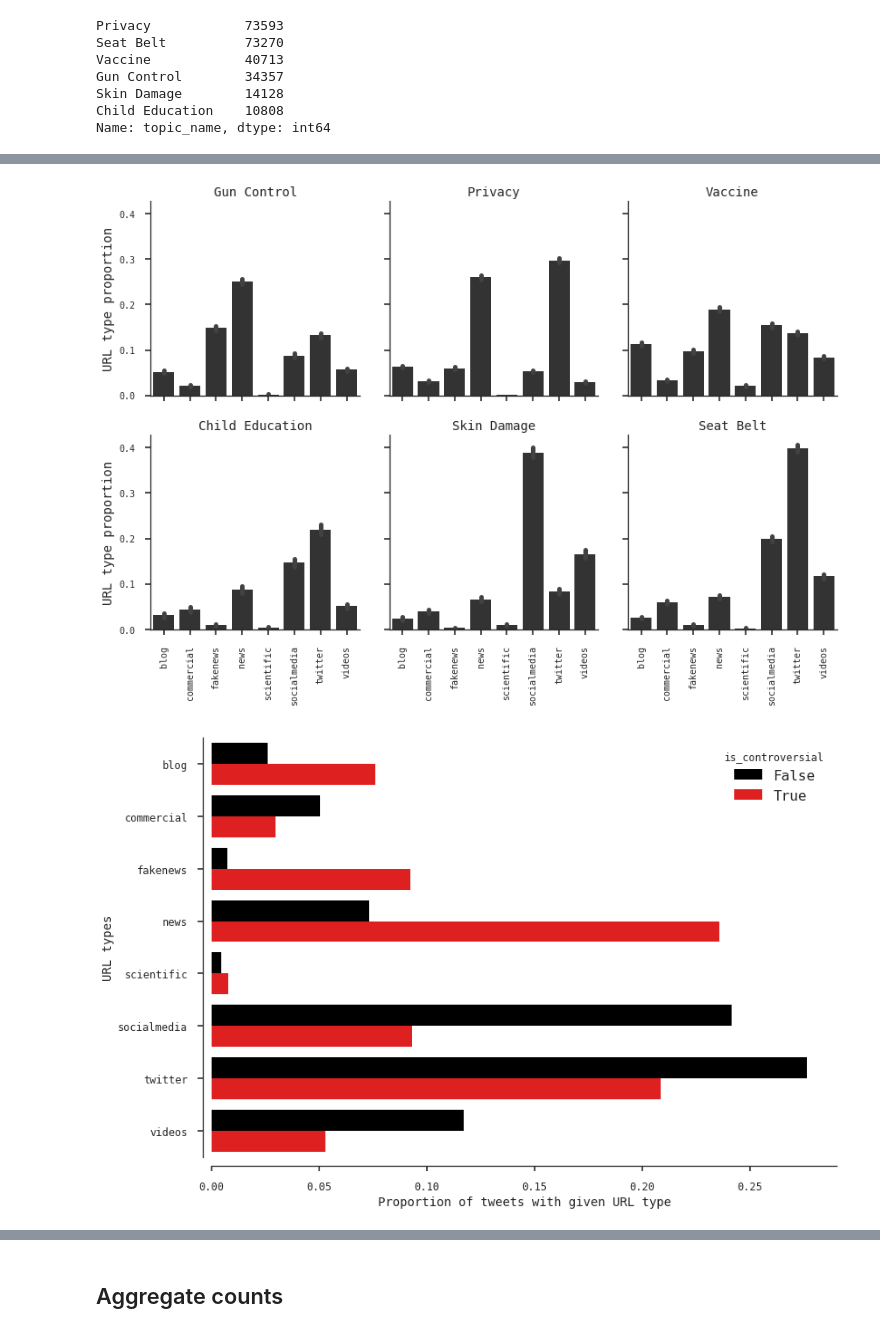
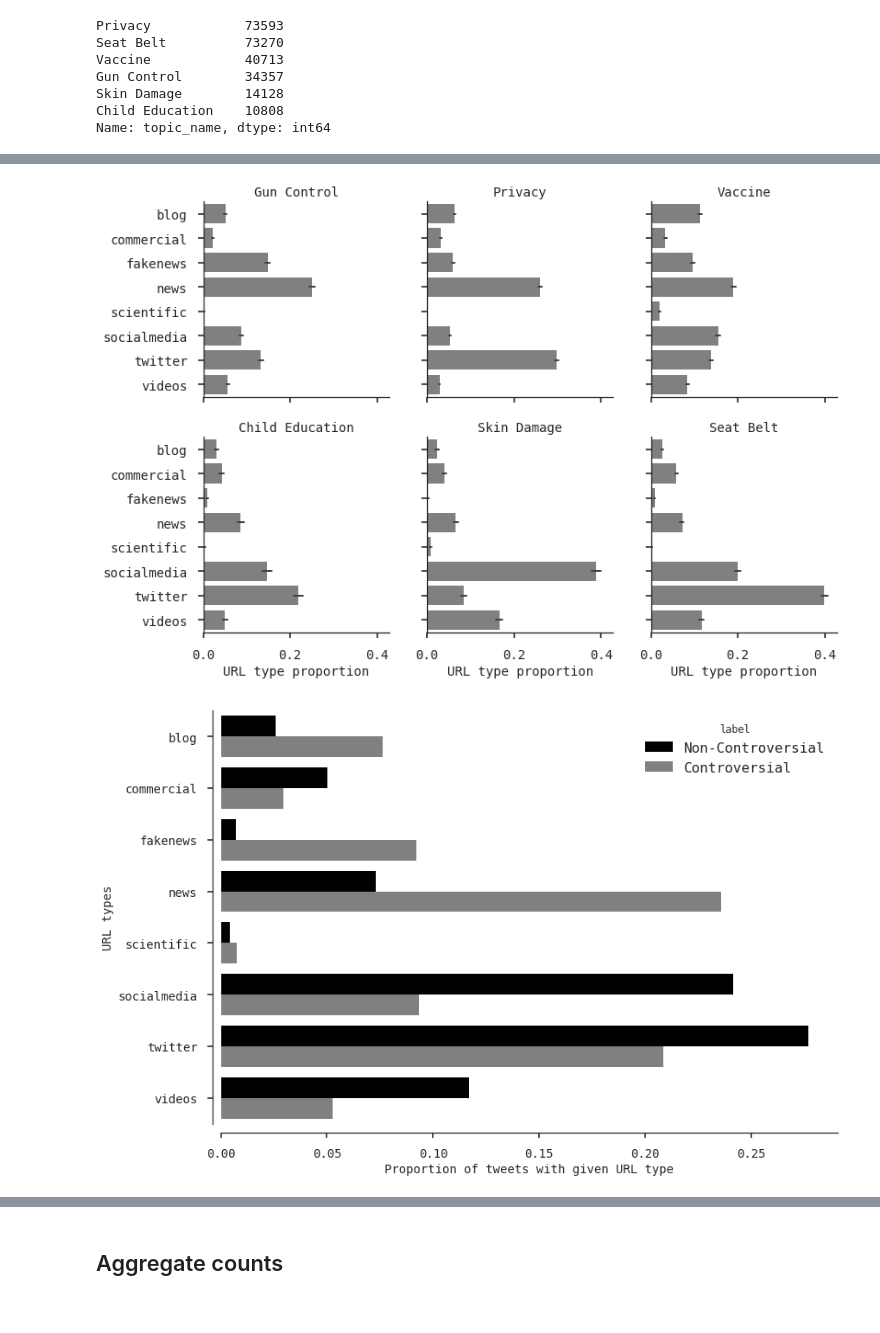
Before and after one commit to napsternxg/ControversialTweetAnalysis, a Jupyter notebook: Analysis.ipynb, the cells around one changed output, grey strips where cells are left out. Cells and saved outputs as stored; diff of their text form; code cells hidden in the pictures.

```diff
--- a/Analysis.ipynb
+++ b/Analysis.ipynb
@@ -309,15 +309,16 @@ Name: topic_name, dtype: int64
 with sns.plotting_context(
     rc={"axes.titlesize": 14,
         "axes.labelsize": 14,
-        "xtick.labelsize": 10,
-        "ytick.labelsize": 10,
+        "xtick.labelsize": 14,
+        "ytick.labelsize": 14,
        }), sns.axes_style(
     rc={"font.family": "monospace"}):
-    g = sns.factorplot(x="URL_type", y="URL_counts", #hue="is_controversial",
+    g = sns.factorplot(y="URL_type", x="URL_counts", #hue="is_controversial",
                    col="topic_name", col_wrap=3,
                        col_order=topic_order,
                        kind="bar",
-                       color="0.2",
+                       color="0.5",
+                       errwidth=2,
                   data=pd.melt(pd.concat([df_X > 0,
                                           df[["topic_name"]],
                                           (df_y == 1).to_frame()],
@@ -325,6 +326,7 @@ with sns.plotting_context(
                                id_vars=["is_controversial", "topic_name"],
             var_name="URL_type", value_name="URL_counts"
            ))
-    g.set_xticklabels(rotation=90).set_titles("{col_name}").set_axis_labels("", "URL type proportion")
+    #g.set_xticklabels(rotation=90)
+    g.set_titles("{col_name}").set_axis_labels("URL type proportion", "")
     #sns.despine(offset=10)
 # %% [output]
@@ -336,15 +338,16 @@ Wall time: 50.1 s
 with sns.plotting_context(
     rc={"axes.titlesize": 14,
         "axes.labelsize": 14,
-        "xtick.labelsize": 10,
-        "ytick.labelsize": 10,
+        "xtick.labelsize": 14,
+        "ytick.labelsize": 14,
        }), sns.axes_style(
     rc={"font.family": "monospace"}):
-    g = sns.factorplot(x="URL_type", y="URL_counts", #hue="is_controversial",
+    g = sns.factorplot(y="URL_type", x="URL_counts", #hue="is_controversial",
                    col="topic_name", col_wrap=3,
                        col_order=topic_order,
                        kind="bar",
-                       color="0.2",
+                       color="0.5",
+                       errwidth=2,
                   data=pd.melt(pd.concat([df_X[df.t_n_urls > 0] > 0,
                                           df[df.t_n_urls > 0][["topic_name"]],
                                           (df_y[df.t_n_urls > 0] == 1).to_frame()],
@@ -352,6 +355,7 @@ with sns.plotting_context(
                                id_vars=["is_controversial", "topic_name"],
             var_name="URL_type", value_name="URL_counts"
            ))
-    g.set_xticklabels(rotation=90).set_titles("{col_name}").set_axis_labels("", "URL type proportion")
+    #g.set_xticklabels(rotation=90)
+    g.set_titles("{col_name}").set_axis_labels("URL type proportion", "")
     #sns.despine(offset=10)
 # %% [output]
@@ -359,23 +363,33 @@ CPU times: user 20.3 s, sys: 964 ms, total: 21.3 s
 Wall time: 20.7 s
-[figure, old version]
+[figure, new version]
 # %%
 with sns.plotting_context(
     rc={"axes.titlesize": 14,
         "axes.labelsize": 14,
-        "xtick.labelsize": 12,
-        "ytick.labelsize": 12,
+        "xtick.labelsize": 14,
+        "ytick.labelsize": 14,
        }), sns.axes_style(
     rc={"font.family": "monospace"}):
-    ax = sns.barplot(x="mean", y="index", hue="is_controversial",
+    ax = sns.barplot(x="mean", y="index", hue="label",
                 data=pd.concat([
-            ((df_X[(df_y == 0) & (df.t_n_urls > 0)].drop(["NONE", "UNK",], axis=1) > 0)* 1.).describe().T.reset_index().assign(is_controversial=False),
-            ((df_X[(df_y == 1) & (df.t_n_urls > 0)].drop(["NONE", "UNK",], axis=1) > 0)* 1.).describe().T.reset_index().assign(is_controversial=True),
-              ], axis=0),
-                     palette=["k", "r"]
+            ((df_X[
+                (df_y == 0)
+                & (df.t_n_urls > 0)
+            ].drop(["NONE", "UNK",],
+                   axis=1) > 0)* 1.).describe().T.reset_index().assign(
+                label="Non-Controversial"),
+            ((df_X[
+                (df_y == 1)
+                & (df.t_n_urls > 0)
+            ].drop(["NONE", "UNK",],
+                   axis=1) > 0)* 1.).describe().T.reset_index().assign(
+                label="Controversial"),
+                ], axis=0),
+                     palette=["k", "0.5"]
                     )
     ax.set_xlabel("Proportion of tweets with given URL type")
     ax.set_ylabel("URL types")
     sns.despine(offset=10)
 # %% [output]
-[figure, old version]
+[figure, new version]
 # %%
```
Also changed, not shown: parts of 11 cells of this notebook, 1 other file.
